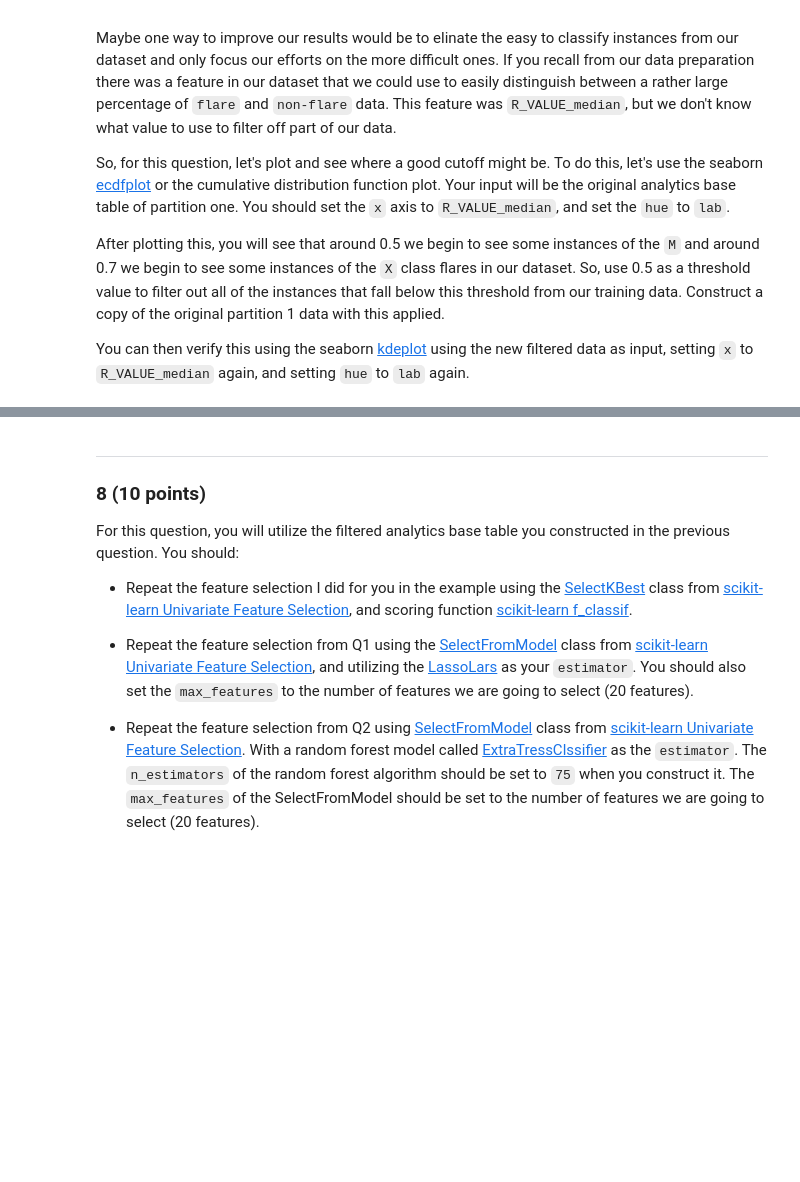
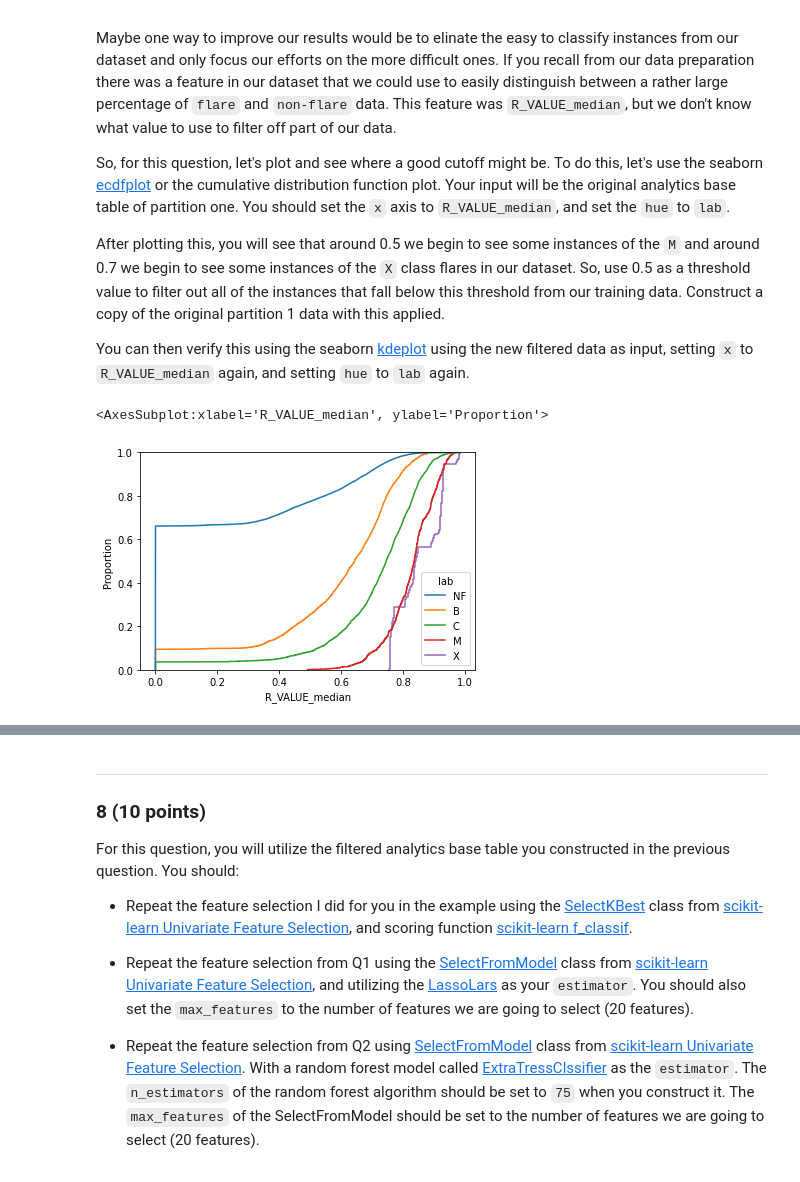
Before and after one commit to TracyMichaels/Data-Science-Model-Evaluation-2, a Jupyter notebook: HW6_Model_Evaluation2.ipynb, the cells around one changed output, grey strips where cells are left out. Cells and saved outputs as stored; diff of their text form; code cells hidden in the pictures; blank space fills up the shorter version.

```diff
--- a/HW6_Model_Evaluation2.ipynb
+++ b/HW6_Model_Evaluation2.ipynb
@@ -489,6 +483,10 @@ After plotting this, you will see that around 0.5 we begin to see some instances
 
 You can then verify this using the seaborn [kdeplot](https://seaborn.pydata.org/generated/seaborn.kdeplot.html#seaborn.kdeplot) using the new filtered data as input, setting `x` to `R_VALUE_median` again, and setting `hue` to `lab` again.
 # %%
-    #----------------------------------------------
-    # TODO: Complete here.
-    #----------------------------------------------
+#     ----------------------------------------------
+#     TODO: Complete here.
+#     ----------------------------------------------
+sns.ecdfplot(data=abt, x='R_VALUE_median', hue='lab')
+# %% [output]
+<AxesSubplot:xlabel='R_VALUE_median', ylabel='Proportion'>
+[figure, added]
```
Also changed, not shown: parts of 7 cells of this notebook.
